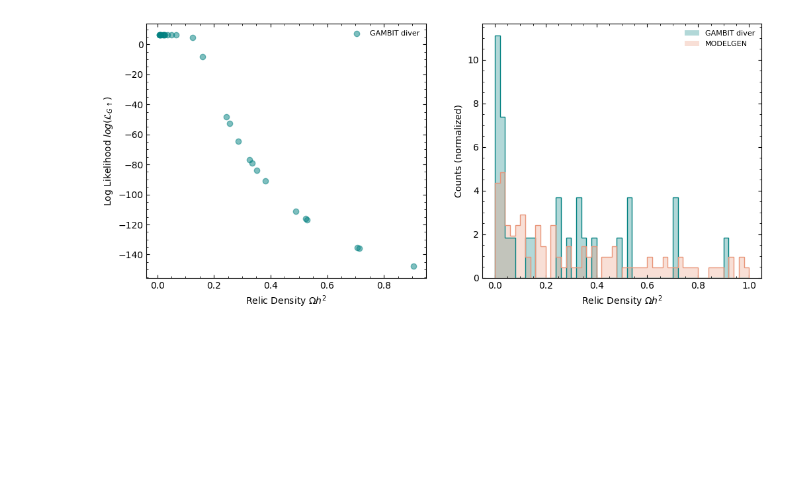
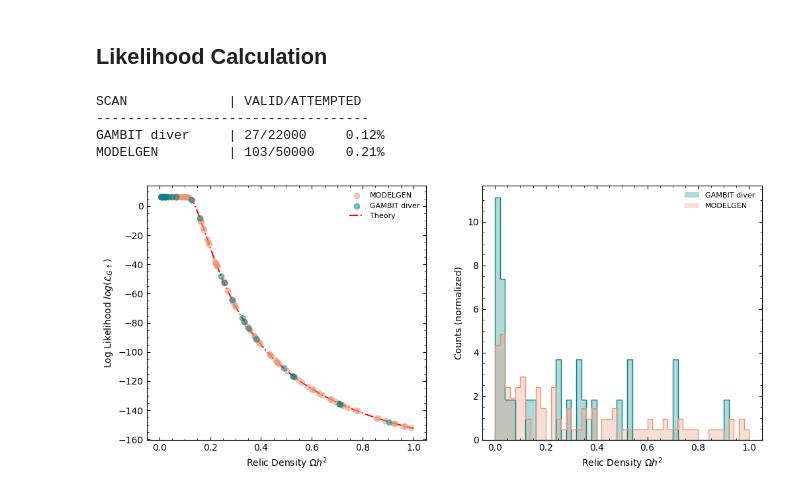
Before and after one commit to vallereichi/mssmscanning, a Jupyter notebook: MSSM/relic-density.ipynb, the cells around one changed output. Drawn from its saved outputs; the diff is of its cells as text; code cells hidden in the pictures; blank space fills up the shorter version.

Commit message:
theory line for relic density and some prettifiers

```diff
--- a/MSSM/relic-density.ipynb
+++ b/MSSM/relic-density.ipynb
@@ -9,36 +22,75 @@ MODELGEN = "../data/modelgen-output/modelgen-v5/SP_MSSM7atQ_random_modelgen.hdf5
 # %%
-scan_gambit_random = h5py.File(GAMBIT_RANDOM, 'r')["MSSM"]
-scan_gambit_diver = h5py.File(GAMBIT_DIVER, 'r')["MSSM"]
-scan_modelgen = h5py.File(MODELGEN, 'r')["MSSM"]
+scan_modelgen = open_scan(MODELGEN)
+scan_gambit_random = open_scan(GAMBIT_RANDOM)
+scan_gambit_diver = open_scan(GAMBIT_DIVER)
 
 mask = scan_gambit_diver["#RD_oh2 @DarkBit::RD_oh2_MicrOmegas_isvalid"][:] == 1
-lnL_oh2_gr = scan_gambit_diver["#lnL_oh2 @DarkBit::lnL_oh2_upperlimit"][mask]
-oh2_gr = scan_gambit_diver["#RD_oh2 @DarkBit::RD_oh2_MicrOmegas"][mask]
+lnL_oh2_gd = scan_gambit_diver["#lnL_oh2 @DarkBit::lnL_oh2_upperlimit"][mask]
+oh2_gd = scan_gambit_diver["#RD_oh2 @DarkBit::RD_oh2_MicrOmegas"][mask]
 
 mask = (scan_modelgen["MO_Omega"][:] != -1) & (scan_modelgen["MO_Omega"][:] < 1)
 oh2_mg = scan_modelgen["MO_Omega"][mask]
+# %% [markdown]
+## Likelihood Calculation
+# %%
+oh2_theory = np.linspace(0, 1, 1000)
+oh2_theoryerr = 0.05
+oh2_obs = 0.11933
+oh2_obserr = 0.00091
+# %%
+def gaussian_upper_limit_loglike(theory, obs, theoryerr, obserr, profile_systematics: bool = False) -> float:
+    """Calculate the log-likelihood for a Gaussian upper limit."""
+    theoryerr *= theory
+    errsq = theoryerr**2 + obserr**2
+    if profile_systematics:
+        prefactor = -0.5 * np.log(2*np.pi*errsq)
+        loglike = prefactor - 0.5*np.power((theory - obs), 2)/errsq if theory > obs else prefactor
+        return loglike
+    else:
+        prefactor = -0.5 * np.log(8*np.pi)
+        diff = obs - theory
+        like = np.exp(-0.5*diff**2/errsq)/np.sqrt(errsq)
+        like *= math.erfc(obserr * diff / (theoryerr * np.sqrt(2*errsq)))
+        like += math.erfc(-diff / (np.sqrt(2)*theoryerr))/obserr
+        loglike = prefactor + 1.17549e-38 if like==0 else prefactor + np.log(like)
+        return loglike
+
+lnL_oh2_theory = [gaussian_upper_limit_loglike(oh2_theory[i], oh2_obs, oh2_theoryerr, oh2_obserr, profile_systematics=False) for i in range(len(oh2_theory))]
+lnL_oh2_mg = [gaussian_upper_limit_loglike(oh2_mg[i], oh2_obs, oh2_theoryerr, oh2_obserr) for i in range(len(oh2_mg))]
+# %%
+print("SCAN             | VALID/ATTEMPTED")
+print("-----------------------------------")
+print(f"GAMBIT diver     | {len(oh2_gd)}/{len(scan_gambit_diver["#RD_oh2 @DarkBit::RD_oh2_MicrOmegas_isvalid"][:])}\t{(len(oh2_gd)/len(scan_gambit_diver["#RD_oh2 @DarkBit::RD_oh2_MicrOmegas_isvalid"][:]))*100:.2f}%")
+print(f"MODELGEN         | {len(oh2_mg)}/{len(scan_modelgen["MO_Omega"][:])}\t{(len(oh2_mg)/len(scan_modelgen["MO_Omega"][:]))*100:.2f}%")
+# %% [output]
+SCAN             | VALID/ATTEMPTED
+-----------------------------------
+GAMBIT diver     | 27/22000     0.12%
+MODELGEN         | 103/50000    0.21%
 # %%
 fig = plt.figure(figsize=(12,5))
 ax1 = fig.add_subplot(121)
 ax2 = fig.add_subplot(122)
 
-ax1.scatter(oh2_gr, lnL_oh2_gr, alpha=0.5, color='teal', label="GAMBIT diver")
+ax1.scatter(oh2_mg, lnL_oh2_mg, alpha=0.5, color='darksalmon', label="MODELGEN")
+ax1.scatter(oh2_gd, lnL_oh2_gd, alpha=0.5, color='teal', label="GAMBIT diver")
+ax1.plot(oh2_theory, lnL_oh2_theory, color='red', linestyle='-.',zorder=0, label="Theory")
 ax1.minorticks_on()
 ax1.tick_params(axis='both', which='both', direction='in', top=True, right=True)
 ax1.legend(frameon=False, fontsize=8)
 ax1.set_xlabel("Relic Density $\\Omega h^2$")
 ax1.set_ylabel("Log Likelihood $log(\\mathcal{L}_{G \\uparrow})$")
 
-ax2.hist(oh2_gr, bins=50, range=(0,1), density=True, alpha=0.3, histtype='stepfilled', color='teal', label="GAMBIT diver")
+ax2.hist(oh2_gd, bins=50, range=(0,1), density=True, alpha=0.3, histtype='stepfilled', color='teal', label="GAMBIT diver")
 ax2.hist(oh2_mg, bins=50, range=(0,1), density=True, alpha=0.3, histtype='stepfilled', color='darksalmon', label="MODELGEN")
-ax2.hist(oh2_gr, bins=50, range=(0,1), density=True, histtype='step', color='teal')
+ax2.hist(oh2_gd, bins=50, range=(0,1), density=True, histtype='step', color='teal')
 ax2.hist(oh2_mg, bins=50, range=(0,1), density=True, histtype='step', color='darksalmon')
 ax2.minorticks_on()
 ax2.tick_params(axis='both', which='both', direction='in', top=True, right=True)
 ax2.set_xlabel("Relic Density $\\Omega h^2$")
 ax2.set_ylabel("Counts (normalized)")
 ax2.legend(frameon=False, fontsize=8)
 
 plt.show()
 # %% [output]
-[figure, old version]
+[figure, new version]
```
Also changed, not shown: parts of 3 cells of this notebook, 5 other files.
